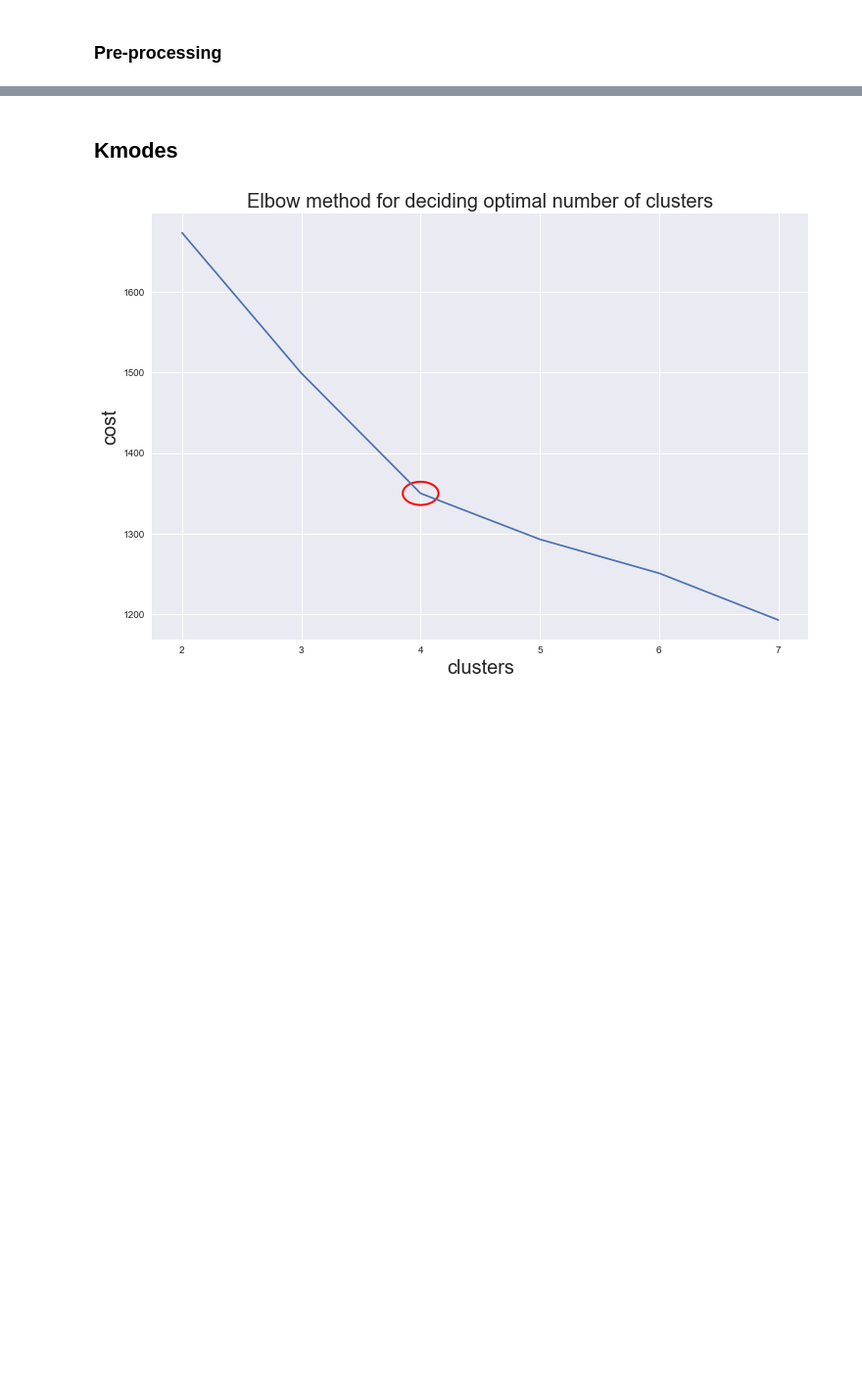
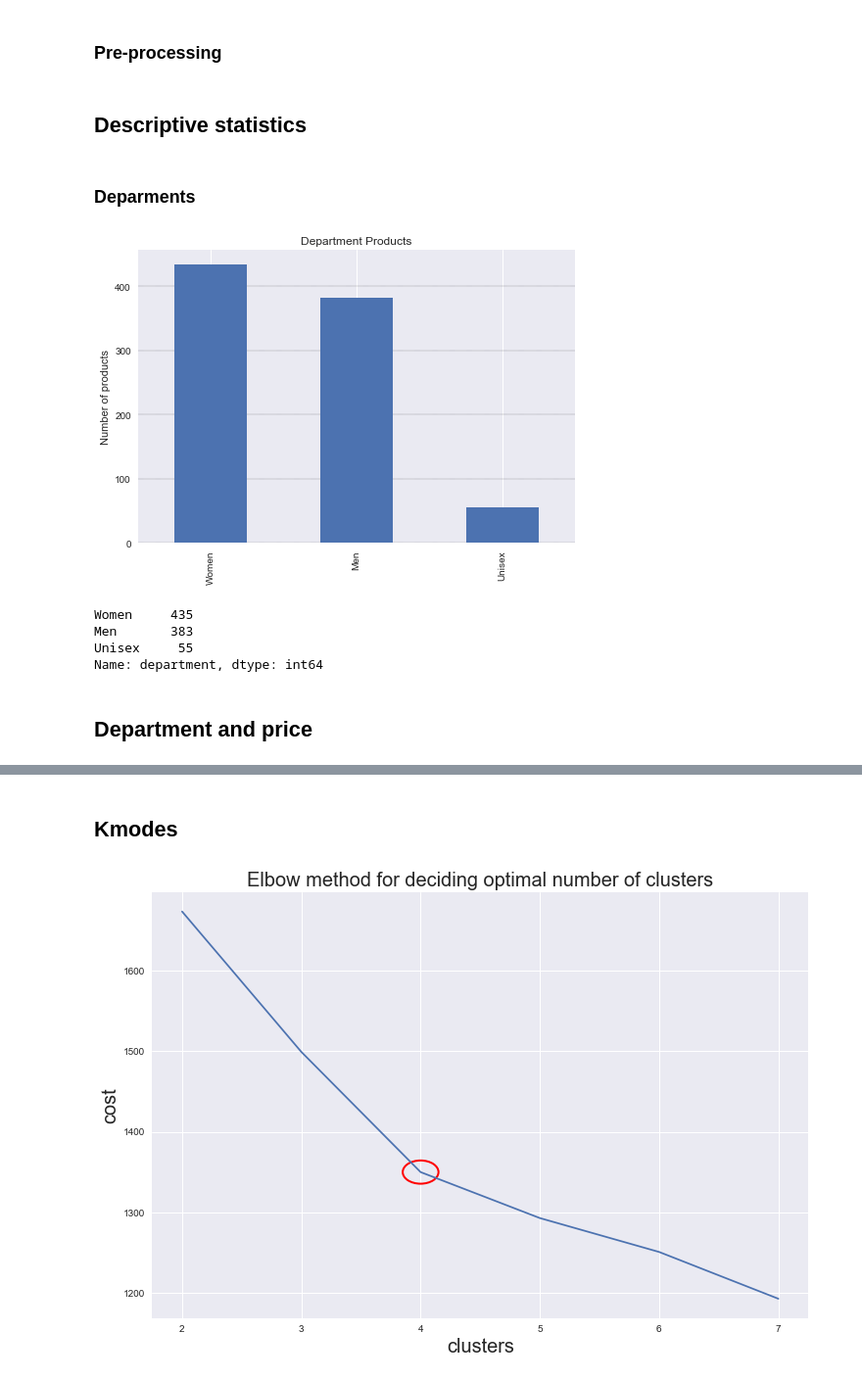
Before and after one commit to Sllambias/perfume_mining, a Jupyter notebook: full_doc.ipynb, the cells around one changed output, grey strips where cells are left out. Shown at 98% size. Saved outputs shown, nothing was run; the diff lists cells and outputs as text; code cells hidden in the pictures; blank space fills up the shorter version.

```diff
--- a/full_doc.ipynb
+++ b/full_doc.ipynb
@@ -146,9 +156,19 @@ low, high = np.quantile(df['price_ml'],[0.25, 0.75])
 df['price'] = np.select([df.price_ml < low, df.price_ml > high], ["cheap", "expensive"], default=["medium"])
 # %%
-#REMOVE THE CHILD AND BINARIZE GENDERS
+#REMOVE THE CHILD AND UNISEX PERFUMES
 df.drop(index=df[df.department == 'Kids Unisex'].index, inplace=True)
+
+#Create a parallel DataFrame (with Unisex) for visualization
+df_with_uni = df.copy(deep=True)
 df.drop(index=df[df.department == 'Unisex'].index, inplace=True)
+# %%
+#REMOVE THE OIL
+df.drop(index=df[df.concentration == 'Oil'].index, inplace=True)
+df.drop(index=df[df.concentration == 'EDC'].index, inplace=True)
+
+df_with_uni.drop(index=df_with_uni[df_with_uni.concentration == 'Oil'].index, inplace=True)
+df_with_uni.drop(index=df_with_uni[df_with_uni.concentration == 'EDC'].index, inplace=True)
 # %%
-#REMOVE THE OIL
-df.drop(index=df[df.concentration == 'Oil'].index, inplace=True)
-df.drop(index=df[df.concentration == 'EDC'].index, inplace=True)
+#REMOVE THE PDT
+df.drop(index=df[df.concentration == 'PDT'].index, inplace=True)
+df_with_uni.drop(index=df_with_uni[df_with_uni.concentration == 'PDT'].index, inplace=True)
@@ -162,4 +179,10 @@ low_priceML, high_priceML = df.price_ml.quantile(0.01), df.price_ml.quantile(0.9
 
 df = df[(df.item_rating >= low_rating) & (df.item_rating <= high_rating)]
 df = df[(df.price_ml >= low_priceML) & (df.price_ml <= high_priceML)]
+
+low_ratingu, high_ratingu = df_with_uni.item_rating.quantile(0.01), df_with_uni.item_rating.quantile(0.99)
+low_priceMLu, high_priceMLu = df_with_uni.price_ml.quantile(0.01), df_with_uni.price_ml.quantile(0.99)
+
+df_with_uni = df_with_uni[(df_with_uni.item_rating >= low_ratingu) & (df_with_uni.item_rating <= high_ratingu)]
+df_with_uni = df_with_uni[(df_with_uni.price_ml >= low_priceMLu) & (df_with_uni.price_ml <= high_priceMLu)]
 # %%
@@ -173 +200,22 @@ scents = df['scents'].values
 cat_df = df[['brand', 'concentration','scents','price']]
+# %% [markdown]
+## Descriptive statistics
+# %% [markdown]
+### Deparments
+# %%
+df_with_uni['department'].value_counts().plot(kind = 'bar', title = "Department");
+plt.ylabel('Number of products')
+plt.title('Department Products')
+plt.grid(color='k', axis="y", linestyle='--', linewidth=0.2)
+plt.show();
+# %% [output]
+[figure, added]
+# %%
+df_with_uni['department'].value_counts()
+# %% [output]
+Women     435
+Men       383
+Unisex     55
+Name: department, dtype: int64
+# %% [markdown]
+## Department and price
```
Also changed, not shown: parts of 38 cells of this notebook.
